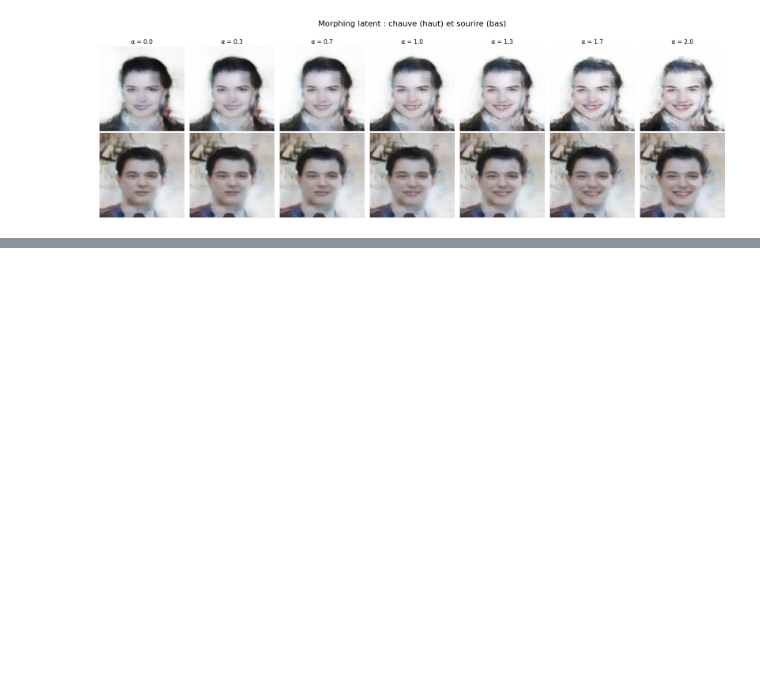
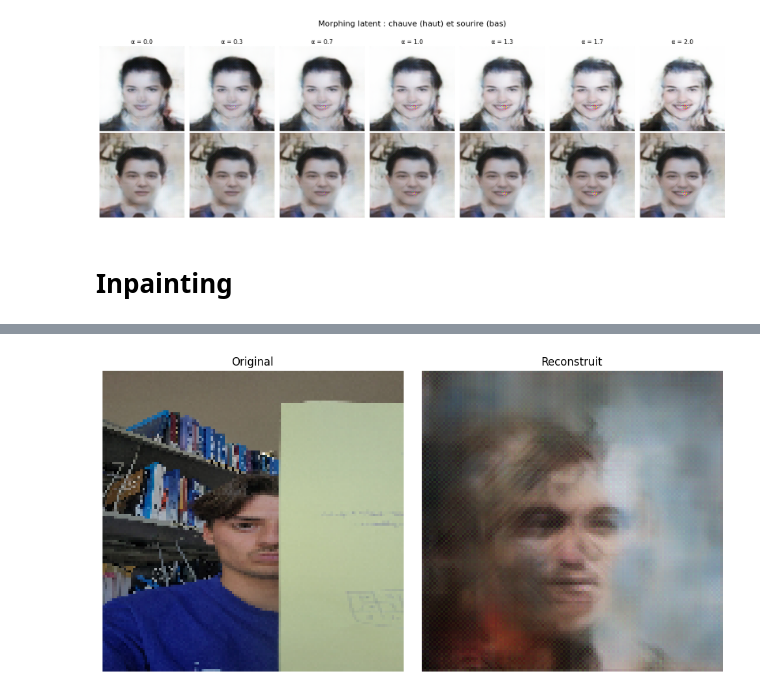
Before and after one commit to djakesa/AE-VAE-GAN-CelebA, a Jupyter notebook: morphing_smile.ipynb, the cells around one changed output, grey strips where cells are left out. Drawn from its saved outputs; the diff is of its cells as text; code cells hidden in the pictures; blank space fills up the shorter version.

```diff
--- a/morphing_smile.ipynb
+++ b/morphing_smile.ipynb
@@ -534,3 +533,58 @@ plt.show()
 1/1 ━━━━━━━━━━━━━━━━━━━━ 0s 34ms/step
 1/1 ━━━━━━━━━━━━━━━━━━━━ 0s 29ms/step
 [figure]
+# %% [markdown]
+# Inpainting
+# %%
+import matplotlib.pyplot as plt
+import numpy as np
+import cv2
+import os  # Import os for file checking
+
+# === Fonction de chargement + vérification image ===
+def load_and_preprocess(img_path):
+    if not os.path.isfile(img_path):
+        print(f"[ABSENT] {img_path}")
+        return None
+    img = cv2.imread(img_path)
+    if img is None:
+        print(f"[INVALIDE] {img_path}")
+        return None
+    img = cv2.cvtColor(img, cv2.COLOR_BGR2RGB)  # Conversion BGR -> RGB
+    img = cv2.resize(img, (128, 128))
+    img = img.astype("float32") / 255.0
+    return img
+
+# === Inpainting ===
+img_path_inpainting = "/content/drive/MyDrive/1000008310.jpg"
+test_imgs_input = load_and_preprocess(img_path_inpainting)
+
+if test_imgs_input is None:
+    raise ValueError(f"Erreur lors du chargement ou du prétraitement de l'image : {img_path_inpainting}")
+
+test_imgs_input_batch = np.expand_dims(test_imgs_input, axis=0)
+
+# Reconstruire avec le modèle
+reconstructed_imgs_batch = vae.model.predict([test_imgs_input_batch, test_imgs_input_batch])
+reconstructed_img = reconstructed_imgs_batch[0]  # Get the single reconstructed image
+
+
+reconstructed_img = reconstructed_img[..., ::-1]
+# Display the original and reconstructed images
+plt.figure(figsize=(10, 5))
+
+# Image originale
+ax = plt.subplot(1, 2, 1)
+plt.imshow((test_imgs_input * 255).astype(np.uint8))
+plt.axis("off")
+ax.set_title("Original")
+
+# Image reconstruite
+ax = plt.subplot(1, 2, 2)
+plt.imshow((reconstructed_img * 255).astype(np.uint8))
+plt.axis("off")
+ax.set_title("Reconstruit")
+
+plt.tight_layout()
+plt.show()
+# %% [output]
@@ -536,0 +592 @@ plt.show()
+[figure, added]
```
Also changed, not shown: parts of 2 cells of this notebook.
